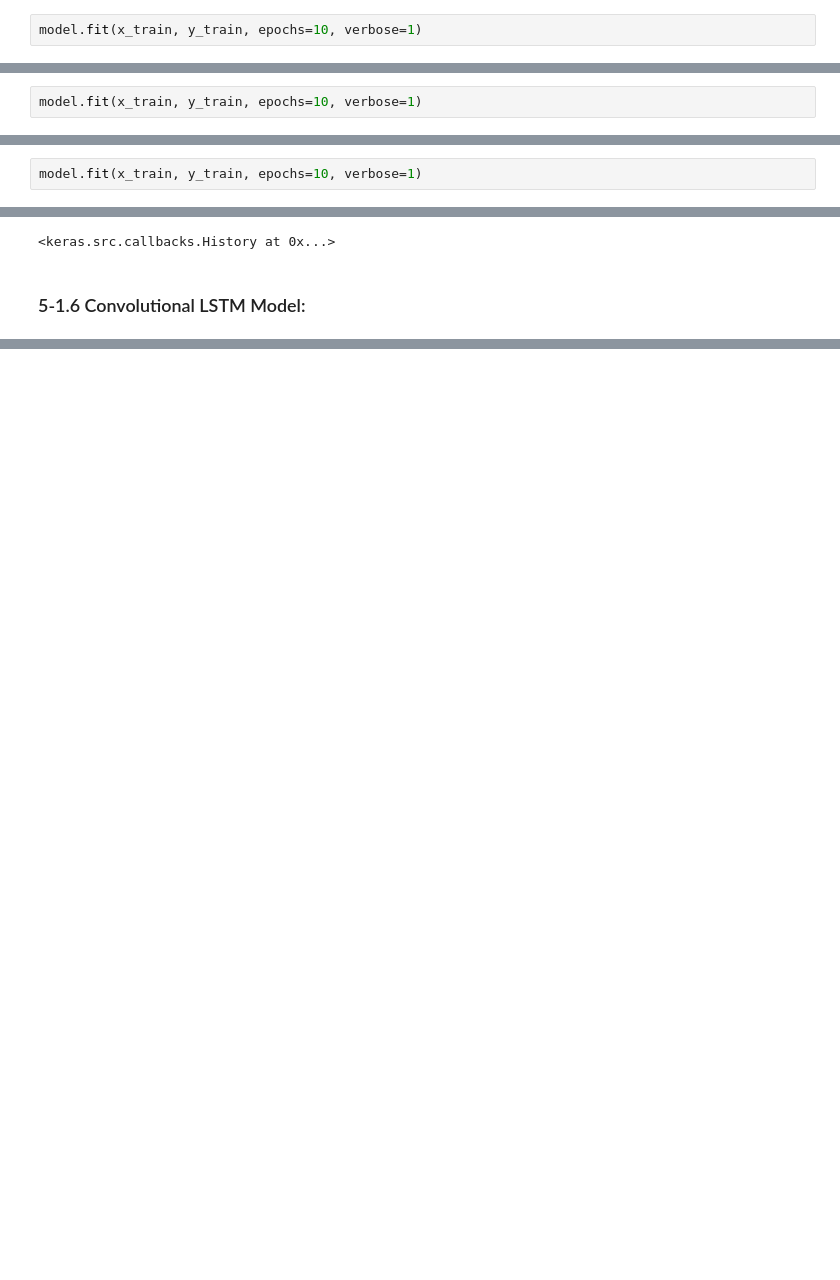
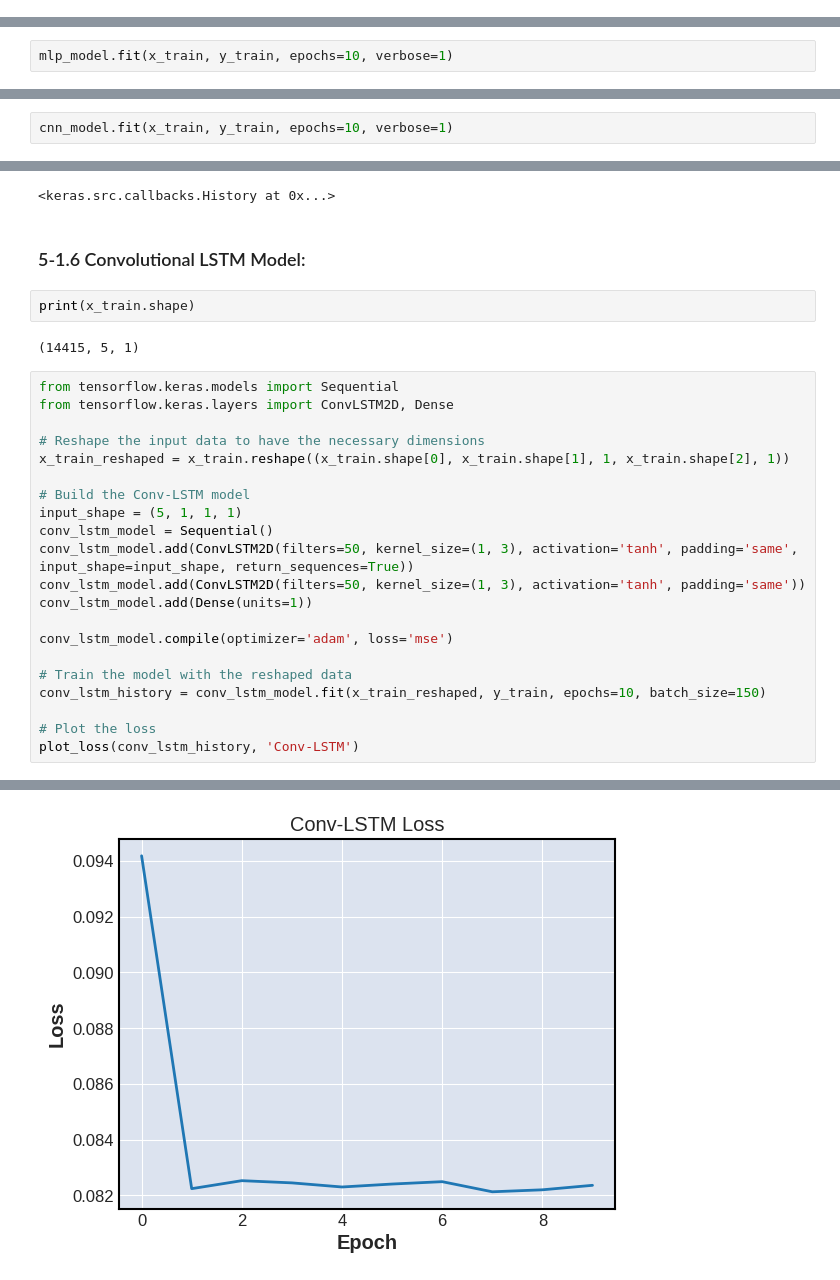
Before and after one commit to pooyaaf/Neural-Networks-Deep-Learning, a Jupyter notebook: Homework/HomeWork4/NNDL_HW4/Q1/Question_1_Time_series_prediction.ipynb, the cells around one changed output, grey strips where cells are left out. Cells and saved outputs as stored; diff of their text form; blank space fills up the shorter version.

```diff
--- a/Homework/HomeWork4/NNDL_HW4/Q1/Question_1_Time_series_prediction.ipynb
+++ b/Homework/HomeWork4/NNDL_HW4/Q1/Question_1_Time_series_prediction.ipynb
@@ -597,2 +649,0 @@ WARNING:tensorflow:Layer lstm_26 will not use cuDNN kernels since it doesn't mee
-# %%
-model.fit(x_train, y_train, epochs=10, verbose=1)
@@ -631,6 +686,6 @@ mlp_model.add(Dense(units=1, activation='linear'))
 
 mlp_model.compile(optimizer='adam', loss='mse')
 # %%
-model.fit(x_train, y_train, epochs=10, verbose=1)
+mlp_model.fit(x_train, y_train, epochs=10, verbose=1)
 # %% [output]
 Epoch 1/10
@@ -668,6 +723,6 @@ cnn_model.add(MaxPooling1D(pool_size=2))
 cnn_model.add(Dense(units=1, activation='linear'))
 cnn_model.compile(optimizer='adam', loss='mse')
 # %%
-model.fit(x_train, y_train, epochs=10, verbose=1)
+cnn_model.fit(x_train, y_train, epochs=10, verbose=1)
 # %% [output]
 Epoch 1/10
@@ -693,3 +748,29 @@ Epoch 10/10
 <keras.src.callbacks.History at 0x...>
 # %% [markdown]
 ### 5-1.6 Convolutional LSTM Model:
+# %%
+print(x_train.shape)
+# %% [output]
+(14415, 5, 1)
+# %%
+from tensorflow.keras.models import Sequential
+from tensorflow.keras.layers import ConvLSTM2D, Dense
+
+# Reshape the input data to have the necessary dimensions
+x_train_reshaped = x_train.reshape((x_train.shape[0], x_train.shape[1], 1, x_train.shape[2], 1))
+
+# Build the Conv-LSTM model
+input_shape = (5, 1, 1, 1)
+conv_lstm_model = Sequential()
+conv_lstm_model.add(ConvLSTM2D(filters=50, kernel_size=(1, 3), activation='tanh', padding='same', input_shape=input_shape, return_sequences=True))
+conv_lstm_model.add(ConvLSTM2D(filters=50, kernel_size=(1, 3), activation='tanh', padding='same'))
+conv_lstm_model.add(Dense(units=1))
+
+conv_lstm_model.compile(optimizer='adam', loss='mse')
+
+# Train the model with the reshaped data
+conv_lstm_history = conv_lstm_model.fit(x_train_reshaped, y_train, epochs=10, batch_size=150)
+
+# Plot the loss
+plot_loss(conv_lstm_history, 'Conv-LSTM')
+# %% [output]
@@ -695,0 +797 @@ Epoch 10/10
+[figure, added]
```
Also changed, not shown: parts of 41 cells of this notebook.
